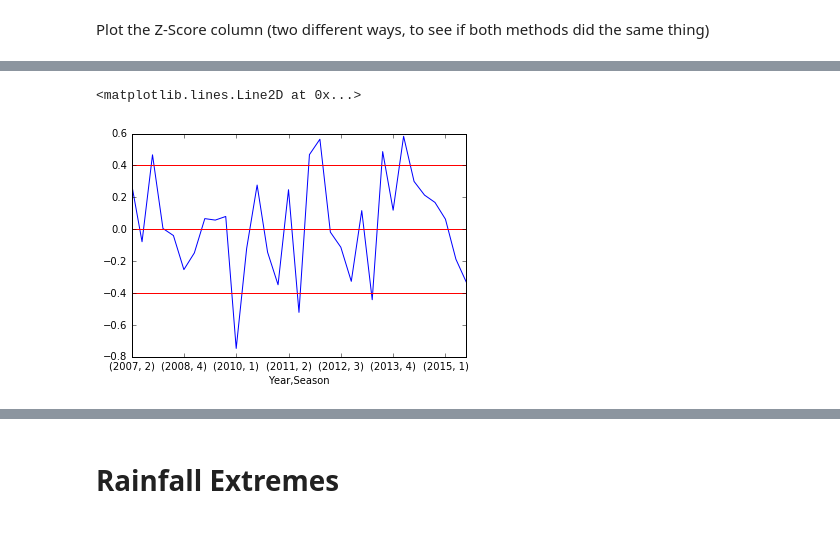
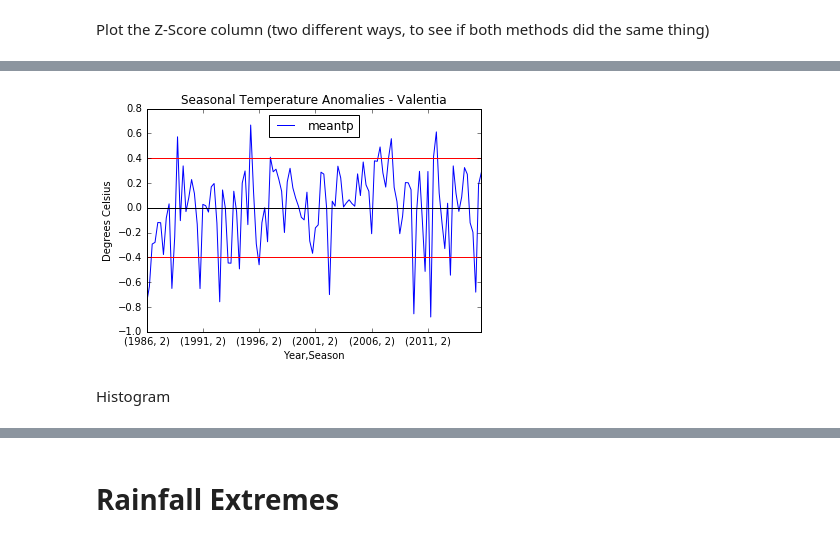
Before and after one commit to podgeflat/block-resampling, a Jupyter notebook: Block Resampling & Z Scores.ipynb, the cells around one changed output, grey strips where cells are left out. Drawn from its saved outputs; the diff is of its cells as text; code cells hidden in the pictures.

```diff
--- a/Block Resampling & Z Scores.ipynb
+++ b/Block Resampling & Z Scores.ipynb
@@ -44,3 +63,3 @@ from pyeto import hargreaves
 # %%
-df = pd.read_csv("E:\PhD\Data\MetData\Raw\dly375 (Oak Park)\dly375.csv",skiprows=16, na_values=[' '])
-df.head()
+OakPark = pd.read_csv("E:\PhD\Data\MetData\Raw\dly375 (Oak Park)\dly375.csv",skiprows=16, na_values=[' '])
+Valentia = pd.read_csv("E:\PhD\Data\MetData\Valentia\dly2275\dly2275.csv",skiprows=25, na_values=[' '])
@@ -53,0 +66,3 @@ df.head()
+# %%
+df = Valentia
+df.head()
@@ -319,0 +363,4 @@ df2
+# %%
+df2['rainrank'] = df2['rain'].rank()
+df2['trmprank'] = df2['meantp'].rank()
+df2.head()
@@ -441,4 +509,5 @@ plt.axhline(0, color ='red')
 # %%
 seaszscore = (df2['meantp'].groupby(level=['Year','Season']).mean() - seasmean) / df2['meantp'].groupby(level=['Year','Season']).std()
+seaszscore = pd.DataFrame(seaszscore)
 seaszscore
 # %% [output]
@@ -462,8 +533,13 @@ Name: meantp, dtype: float64
 # %%
 seaszscore.plot()
-plt.axhline(0,color='red')
+plt.axhline(0,color='black')
 plt.axhline(0.4, color ='red')
 plt.axhline(-0.4, color ='red')
+plt.title('Seasonal Temperature Anomalies - Valentia')
+plt.legend(loc='upper center') #handy trick
+plt.ylabel('Degrees Celsius')
+plt.savefig('ValentiaAnomaly.png', dpi=500) #Save the figure
 # %% [output]
-<matplotlib.lines.Line2D at 0x...>
-[figure, old version]
+[figure, new version]
+# %% [markdown]
+Histogram
```
Also changed, not shown: parts of 67 cells of this notebook.
